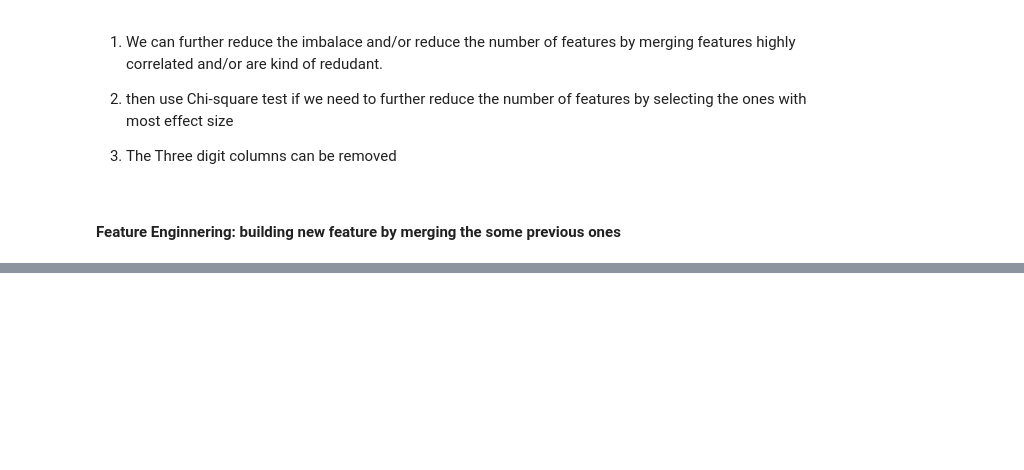
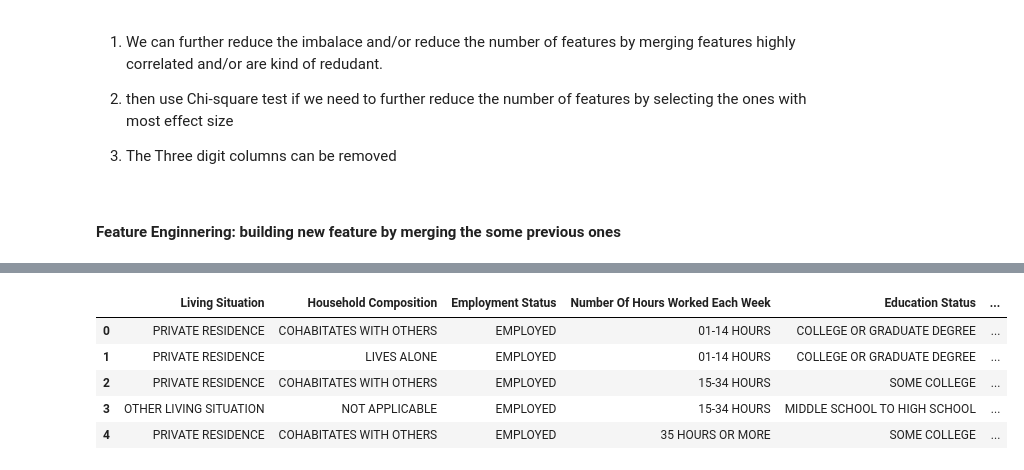
Before and after one commit to rdmouhouadi/Mental_Health_State_Prediction, a Jupyter notebook: Notebooks/EDA_&_Data_Preprocessing.ipynb, the cells around one changed output, grey strips where cells are left out. Cells and saved outputs as stored; diff of their text form; code cells hidden in the pictures; blank space fills up the shorter version.

```diff
--- a/Notebooks/EDA_&_Data_Preprocessing.ipynb
+++ b/Notebooks/EDA_&_Data_Preprocessing.ipynb
@@ -572,0 +579,12 @@ Demographic_cat_agg_feat_merg.head()
+# %%
+# new social group dataset (I add the target)
+new_soc_grp = Social.copy()
+new_soc_grp["Mental Illness"] = target["Mental Illness"].values
+new_soc_grp.head()
+# %% [output]
+|  | Living Situation | Household Composition | Employment Status | Number Of Hours Worked Each Week | Education Status | ... |
+| 0 | PRIVATE RESIDENCE | COHABITATES WITH OTHERS | EMPLOYED | 01-14 HOURS | COLLEGE OR GRADUATE DEGREE | ... |
+| 1 | PRIVATE RESIDENCE | LIVES ALONE | EMPLOYED | 01-14 HOURS | COLLEGE OR GRADUATE DEGREE | ... |
+| 2 | PRIVATE RESIDENCE | COHABITATES WITH OTHERS | EMPLOYED | 15-34 HOURS | SOME COLLEGE | ... |
+| 3 | OTHER LIVING SITUATION | NOT APPLICABLE | EMPLOYED | 15-34 HOURS | MIDDLE SCHOOL TO HIGH SCHOOL | ... |
+| 4 | PRIVATE RESIDENCE | COHABITATES WITH OTHERS | EMPLOYED | 35 HOURS OR MORE | SOME COLLEGE | ... |
```
Also changed, not shown: parts of 17 cells of this notebook, 1 other file.
